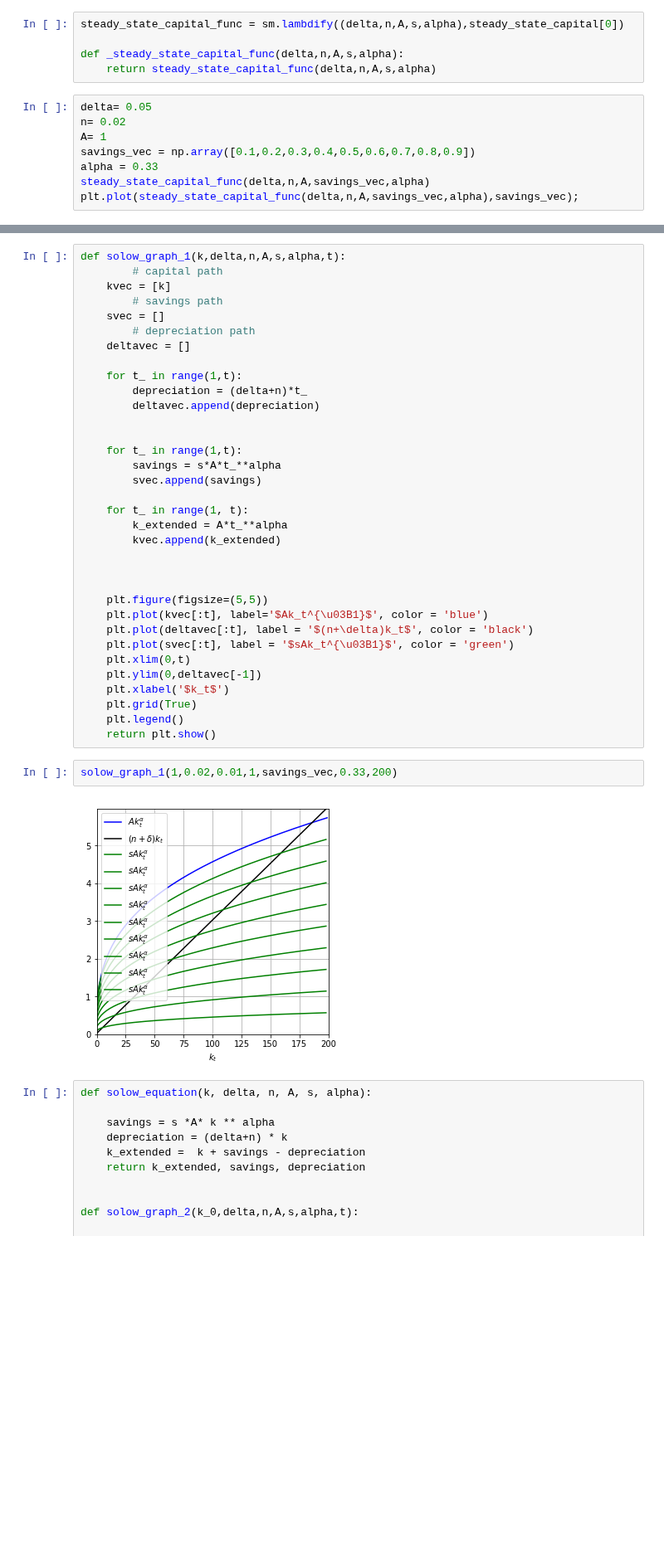
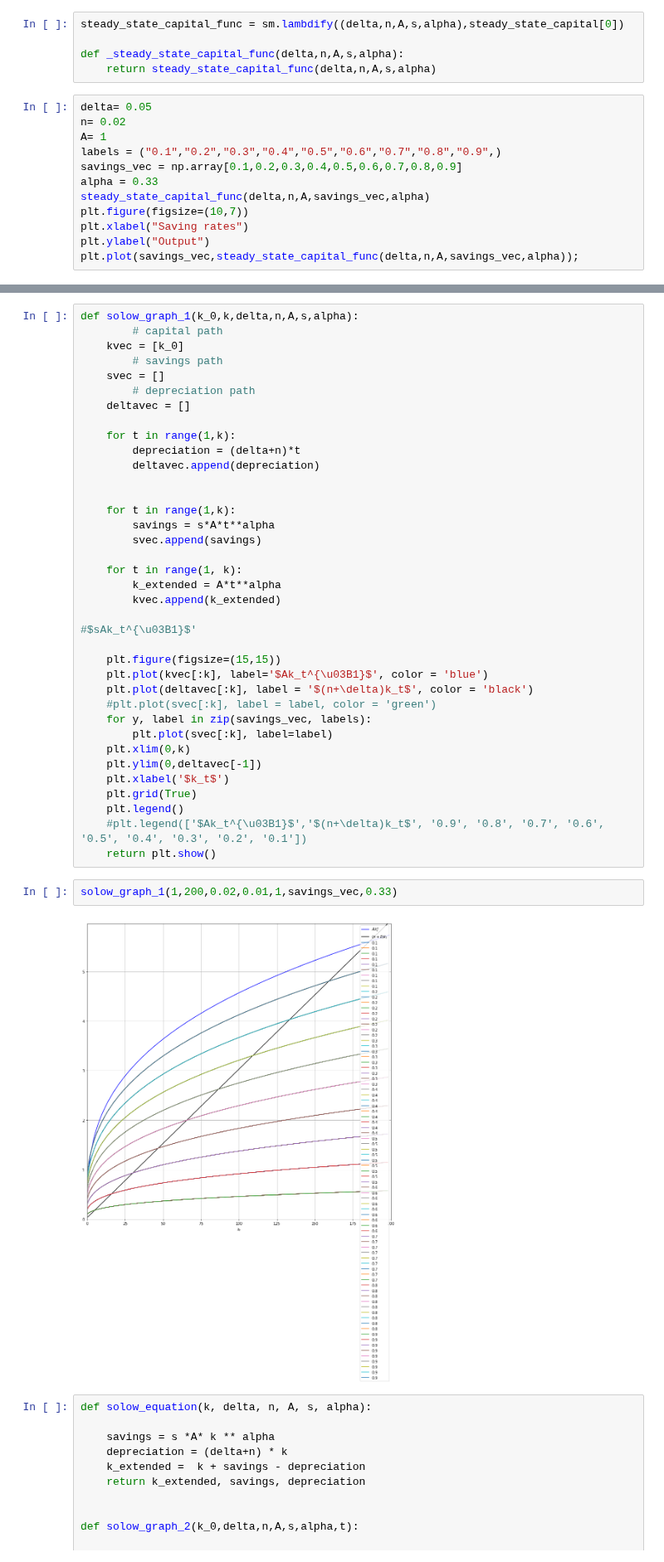
Before and after one commit to NumEconCopenhagen/projects-2020-1001numpyarrays, a Jupyter notebook: modelproject/modelproject.ipynb, the cells around one changed output, grey strips where cells are left out. Shown at 83% size. Saved outputs shown, nothing was run; the diff lists cells and outputs as text; blank space fills up the shorter version.

```diff
--- a/modelproject/modelproject.ipynb
+++ b/modelproject/modelproject.ipynb
@@ -126,8 +126,12 @@ def _steady_state_capital_func(delta,n,A,s,alpha):
 delta= 0.05
 n= 0.02
 A= 1
-savings_vec = np.array([0.1,0.2,0.3,0.4,0.5,0.6,0.7,0.8,0.9])
+labels = ("0.1","0.2","0.3","0.4","0.5","0.6","0.7","0.8","0.9",)
+savings_vec = np.array[0.1,0.2,0.3,0.4,0.5,0.6,0.7,0.8,0.9]
 alpha = 0.33
 steady_state_capital_func(delta,n,A,savings_vec,alpha)
-plt.plot(steady_state_capital_func(delta,n,A,savings_vec,alpha),savings_vec);
+plt.figure(figsize=(10,7))
+plt.xlabel("Saving rates")
+plt.ylabel("Output")
+plt.plot(savings_vec,steady_state_capital_func(delta,n,A,savings_vec,alpha));
 # %% [output]
@@ -135,41 +139,44 @@ plt.plot(steady_state_capital_func(delta,n,A,savings_vec,alpha),savings_vec);
 # %%
-def solow_graph_1(k,delta,n,A,s,alpha,t):
+def solow_graph_1(k_0,k,delta,n,A,s,alpha):
         # capital path
-    kvec = [k]
+    kvec = [k_0]
         # savings path
     svec = []
         # depreciation path
     deltavec = []
 
-    for t_ in range(1,t):
-        depreciation = (delta+n)*t_
+    for t in range(1,k):
+        depreciation = (delta+n)*t
         deltavec.append(depreciation)
 
 
-    for t_ in range(1,t):
-        savings = s*A*t_**alpha
+    for t in range(1,k):
+        savings = s*A*t**alpha
         svec.append(savings)
 
-    for t_ in range(1, t):
-        k_extended = A*t_**alpha
+    for t in range(1, k):
+        k_extended = A*t**alpha
         kvec.append(k_extended)
 
+#$sAk_t^{\u03B1}$'
 
-
-    plt.figure(figsize=(5,5))
-    plt.plot(kvec[:t], label='$Ak_t^{\u03B1}$', color = 'blue')
-    plt.plot(deltavec[:t], label = '$(n+\delta)k_t$', color = 'black')
-    plt.plot(svec[:t], label = '$sAk_t^{\u03B1}$', color = 'green')
-    plt.xlim(0,t)
+    plt.figure(figsize=(15,15))
+    plt.plot(kvec[:k], label='$Ak_t^{\u03B1}$', color = 'blue')
+    plt.plot(deltavec[:k], label = '$(n+\delta)k_t$', color = 'black')
+    #plt.plot(svec[:k], label = label, color = 'green')
+    for y, label in zip(savings_vec, labels):
+        plt.plot(svec[:k], label=label)
+    plt.xlim(0,k)
     plt.ylim(0,deltavec[-1])
     plt.xlabel('$k_t$')
     plt.grid(True)
     plt.legend()
+    #plt.legend(['$Ak_t^{\u03B1}$','$(n+\delta)k_t$', '0.9', '0.8', '0.7', '0.6', '0.5', '0.4', '0.3', '0.2', '0.1'])
     return plt.show()
 # %%
-solow_graph_1(1,0.02,0.01,1,savings_vec,0.33,200)
+solow_graph_1(1,200,0.02,0.01,1,savings_vec,0.33)
 # %% [output]
-[figure, old version]
+[figure, new version]
 # %%
 def solow_equation(k, delta, n, A, s, alpha):
 
```
Also changed, not shown: parts of 3 cells of this notebook.
